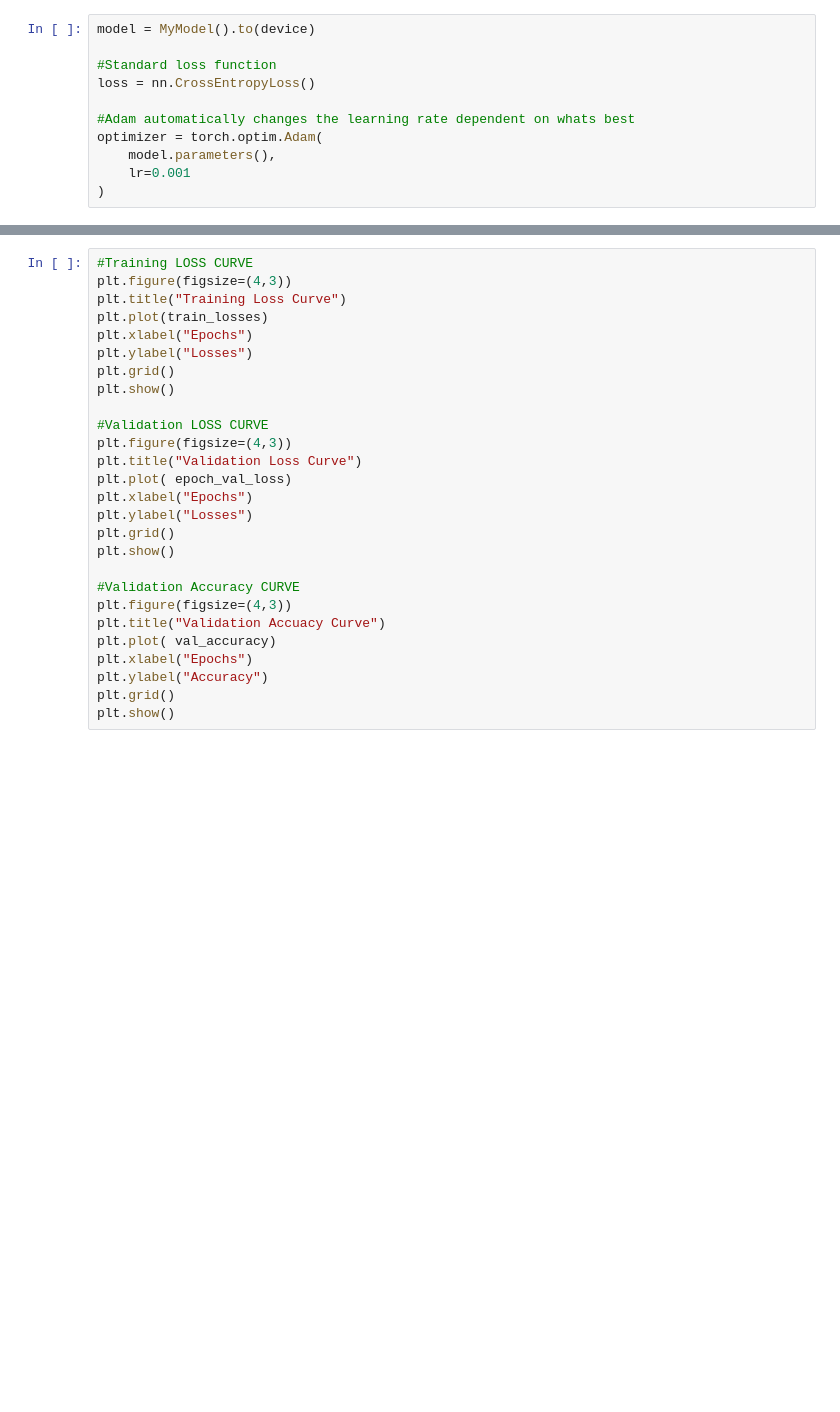
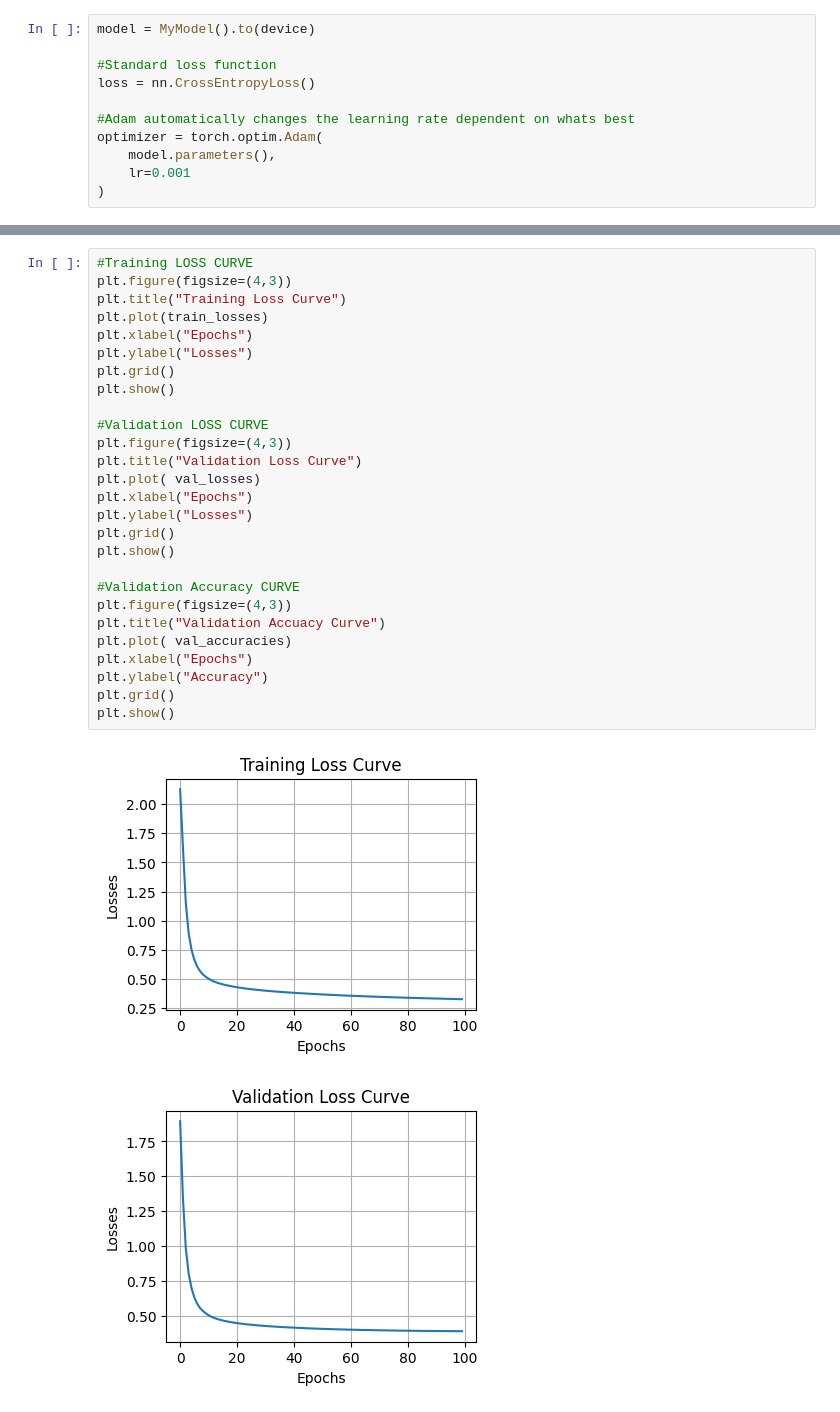
Before and after one commit to Akshat-1234/spider_ml_task_1, a Jupyter notebook: base_task/SPML_BASE_TASK.ipynb, the cells around one changed output, grey strips where cells are left out. Saved outputs shown, nothing was run; the diff lists cells and outputs as text; blank space fills up the shorter version.

```diff
--- a/base_task/SPML_BASE_TASK.ipynb
+++ b/base_task/SPML_BASE_TASK.ipynb
@@ -165,27 +207,30 @@ for epoch in range(epochs):
 # %%
 #Training LOSS CURVE
 plt.figure(figsize=(4,3))
 plt.title("Training Loss Curve")
 plt.plot(train_losses)
 plt.xlabel("Epochs")
 plt.ylabel("Losses")
 plt.grid()
 plt.show()
 
 #Validation LOSS CURVE
 plt.figure(figsize=(4,3))
 plt.title("Validation Loss Curve")
-plt.plot( epoch_val_loss)
+plt.plot( val_losses)
 plt.xlabel("Epochs")
 plt.ylabel("Losses")
 plt.grid()
 plt.show()
 
 #Validation Accuracy CURVE
 plt.figure(figsize=(4,3))
 plt.title("Validation Accuacy Curve")
-plt.plot( val_accuracy)
+plt.plot( val_accuracies)
 plt.xlabel("Epochs")
 plt.ylabel("Accuracy")
 plt.grid()
 plt.show()
+# %% [output]
+[figure, added]
+[figure, added]
```
Also changed, not shown: parts of 9 cells of this notebook, 12 other files.
